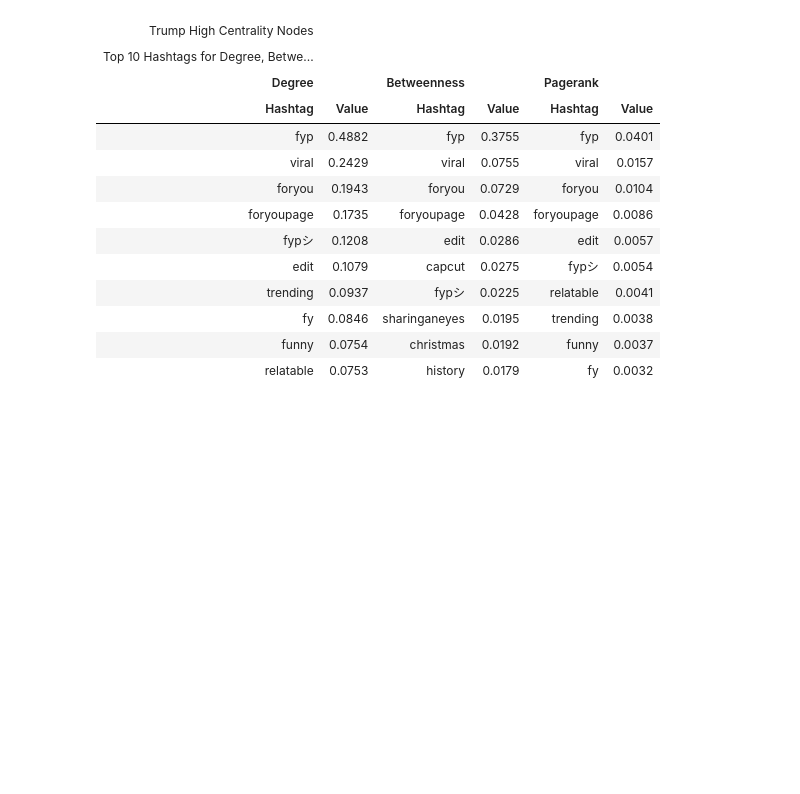
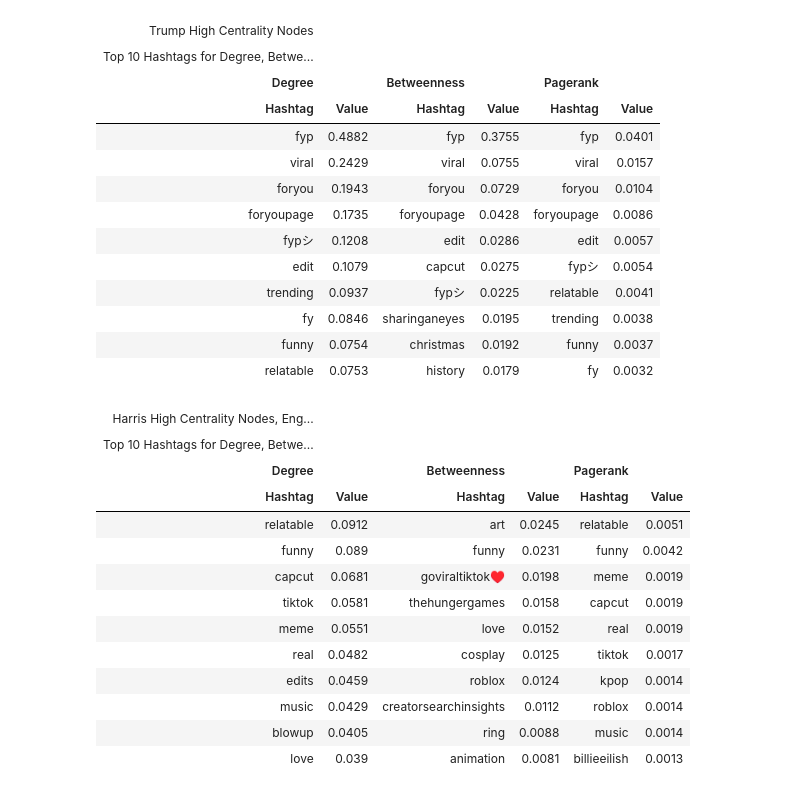
Before and after one commit to nitomanto/the-t-word, a Jupyter notebook: network.ipynb, the cells around one changed output. Drawn from its saved outputs; the diff is of its cells as text; code cells hidden in the pictures; blank space fills up the shorter version.

Commit message:
a better visualization with fewer hacking

```diff
--- a/network.ipynb
+++ b/network.ipynb
@@ -579,3 +564,58 @@ gt_t_central_nodes.save('viz/trump_high_centrality.png')
 | fy | 0.0846 | sharinganeyes | 0.0195 | trending | 0.0038 |
 | funny | 0.0754 | christmas | 0.0192 | funny | 0.0037 |
 | relatable | 0.0753 | history | 0.0179 | fy | 0.0032 |
+# %%
+engagement_hacking_hashtags = ['fy', 'fyp', 'fypシ', 'foryoupage', 'viral', 'foryou', 'edit', 'trending', 'trend', 'viralvideo', 'fypage', 'blowthisup', 'xyzbca', 'fyppppppppppppppppppppppp', 'fypシ゚viral', 'videoviral','fypシ゚', 'goviral', 'viraltiktok', 'fypp', 'fup']
+# %%
+k_node_measures = k_node_measures[~k_node_measures['hashtag'].isin(engagement_hacking_hashtags)]
+t_node_measures = t_node_measures[~t_node_measures['hashtag'].isin(engagement_hacking_hashtags)]
+# %%
+k_measures_df = {'Degree': k_node_measures.sort_values(by='degree', ascending=False)['hashtag'].iloc[:10].to_list(),
+                 'Val1': k_node_measures.sort_values(by='degree', ascending=False)['degree'].iloc[:10].to_list(),
+                 'Betweenness': k_node_measures.sort_values(by='betweenness', ascending=False)['hashtag'].iloc[:10].to_list(),
+                 'Val2':k_node_measures.sort_values(by='betweenness', ascending=False)['betweenness'].iloc[:10].to_list(),
+                'Pagerank': k_node_measures.sort_values(by='pagerank', ascending=False)['hashtag'].iloc[:10].to_list(),
+                'Val3': k_node_measures.sort_values(by='pagerank', ascending=False)['pagerank'].iloc[:10].to_list(),
+
+}
+k_measures_df = pd.DataFrame(k_measures_df)
+k_measures_df = round(k_measures_df, 4)
+# %%
+gt_kamala_central_nodes_nohack = (
+    GT(k_measures_df)
+    .tab_header(
+        title="Harris High Centrality Nodes, Engagement Hacking Removed",
+        subtitle="Top 10 Hashtags for Degree, Betweenness and Pagerank Centrality",
+    )
+    .tab_spanner(label="Degree", columns=["Degree", "Val1"])
+    .tab_spanner(label="Betweenness", columns=["Betweenness", "Val2"])
+    .tab_spanner(label="Pagerank", columns=["Pagerank", "Val3"])
+    .cols_label(
+        Degree=html("Hashtag"),
+        Val1=html("Value"),
+        Betweenness=html("Hashtag"),
+        Val2 = html("Value"),
+        Pagerank=html("Hashtag"),
+        Val3=html("Value"),
+    )
+    .tab_options(
+    heading_background_color="blue"
+)
+)
+
+gt_kamala_central_nodes_nohack
+# %% [output]
+| Harris High Centrality Nodes, Eng... |  |  |  |  |  |
+| Top 10 Hashtags for Degree, Betwe... |  |  |  |  |  |
+| Degree |  | Betweenness |  | Pagerank |  |
+| Hashtag | Value | Hashtag | Value | Hashtag | Value |
+| relatable | 0.0912 | art | 0.0245 | relatable | 0.0051 |
+| funny | 0.089 | funny | 0.0231 | funny | 0.0042 |
+| capcut | 0.0681 | goviraltiktok♥️ | 0.0198 | meme | 0.0019 |
+| tiktok | 0.0581 | thehungergames | 0.0158 | capcut | 0.0019 |
+| meme | 0.0551 | love | 0.0152 | real | 0.0019 |
+| real | 0.0482 | cosplay | 0.0125 | tiktok | 0.0017 |
+| edits | 0.0459 | roblox | 0.0124 | kpop | 0.0014 |
+| music | 0.0429 | creatorsearchinsights | 0.0112 | roblox | 0.0014 |
+| blowup | 0.0405 | ring | 0.0088 | music | 0.0014 |
+| love | 0.039 | animation | 0.0081 | billieeilish | 0.0013 |
```
Also changed, not shown: parts of 5 cells of this notebook, 2 other files.
